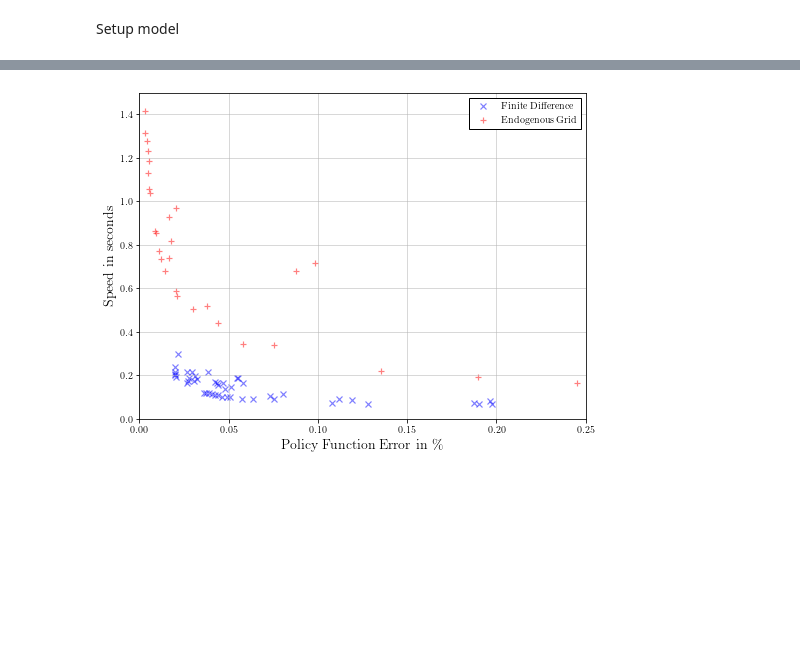
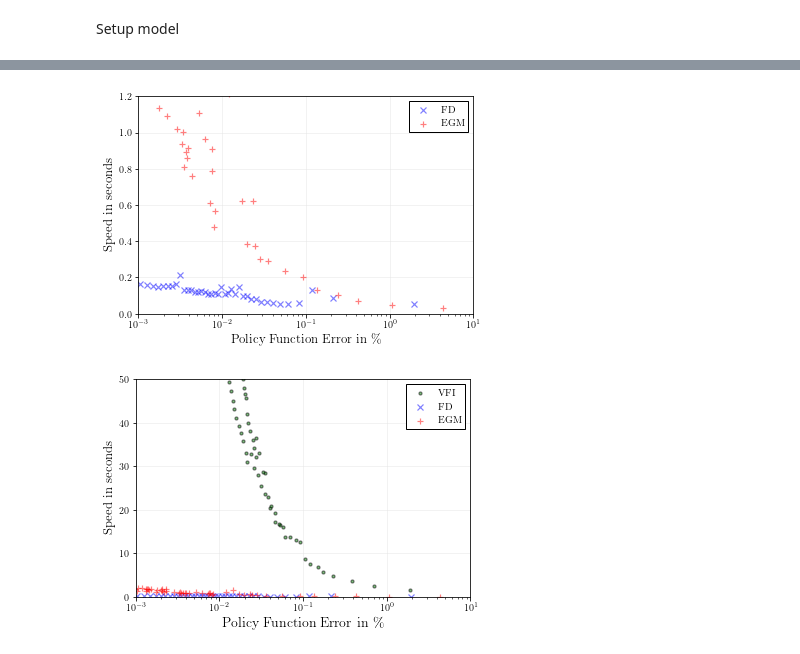
Before and after one commit to madsankern/DynamicProgramming, a Jupyter notebook: solve_1d_model.ipynb, the cells around one changed output, grey strips where cells are left out. Drawn from its saved outputs; the diff is of its cells as text; code cells hidden in the pictures; blank space fills up the shorter version.

```diff
--- a/solve_1d_model.ipynb
+++ b/solve_1d_model.ipynb
@@ -38,7 +39,7 @@ model.par.eta = val
 **Finite Difference**
 # %%
 # Solve model
-model.par.Nm = 500
+model.par.Nm = 10000
 model.create_grids()
 model.solve_fd()
 
@@ -47,7 +48,7 @@ fig = plt.figure(figsize=(6,4))
 ax = fig.add_subplot(1,1,1)
 
 # Settings
-ax.grid(b=True, which = 'major', linestyle='-', linewidth=0.5, color='0.7')
+ax.grid(b=True, which = 'major', linestyle='-', linewidth=0.5, color='0.9')
 ax.set_xlim([0.0,20])
 ax.set_ylim([1.0,3.5])
 ax.set_xlabel(r'Cash on Hand, $m_t$', size=13)
@@ -94,7 +97,9 @@ plt.savefig('figs/egm_1d_policy.pdf')
 Setup model
 # %%
 # Maximum grid points is 4000 right now
-max_nr = 3500
+max_nr = 6000
 m_max = 20
 
-# grid = [200, 400, 800, 1000, 1000, 1500, 2000, 2500, 3000, 4000, 5000, 6000, 7000]
+# Setup eta value
+val = 1.0
+model.par.eta = val
@@ -138,7 +142,7 @@ model.par.Nm = max_nr
 model.par.m_max = m_max
 model.create_grids()
 model.solve_fd()
-c_fd_tr = model.sol_fd.c[:,1:-1]
+c_fd_tr = model.sol_fd.c[:,:]
 
 # Save fine asset grid for later interpolation
-m_fd_tr = model.sol_fd.m[1:-1]
+m_fd_tr = model.sol_fd.m[:]
@@ -266,8 +354,0 @@ Vec iteration is 49
-# %%
-# Compute average
-time_fd_av = np.nan + np.zeros(num)
-error_fd_av = np.nan + np.zeros(num)
-for i,Nm in enumerate(Nm_vec):
-
-    time_fd_av = np.sum(time_fd, axis = 0) / n_reps
-    error_fd_av = np.sum(error_fd, axis = 0) / n_reps
@@ -287,24 +355,50 @@ array([0.0658143 , 0.07136133, 0.06776063, 0.06843188, 0.07391999,
 # %%
 # Generate
-fig = plt.figure(figsize=(8,6))
+fig = plt.figure(figsize=(6,4))
 ax = fig.add_subplot(1,1,1)
 
 # Settings
-ax.grid(b=True, which = 'major', linestyle='-', linewidth=0.5, color='0.7')
-ax.set_xlim([0.0,0.25])
-ax.set_ylim([0,1.5])
-ax.set_ylabel(r'Speed in seconds', size=14)
-ax.set_xlabel(r'Policy Function Error in \%', size=14)
+ax.grid(b=True, which = 'major', linestyle='-', linewidth=0.5, color='0.9')
+# ax.set_xlim([0.0,0.25])
+ax.set_ylim([0,1.2])
+ax.set_ylabel(r'Speed in seconds', size=13)
+ax.set_xlabel(r'Policy Function Error in \%', size=13)
 
-# ax.set_xscale('log')
-# ax.set_xlim([1e-3,2])
+ax.set_xscale('log')
+ax.set_xlim([1e-3,10])
 
 
 # Plot
-ax.scatter(error_fd_av,time_fd_av,marker='x', alpha = 0.5, edgecolor = 'k', linewidth=1.2, color = 'blue', label = 'Finite Difference')
-ax.scatter(error_egm,time_egm, marker='+', alpha = 0.5, edgecolor = 'k', linewidth=1.2, color = 'red', label = 'Endogenous Grid')
+ax.scatter(error_fd_av,time_fd_av,marker='x', alpha = 0.5, edgecolor = 'k', linewidth=1.2, color = 'blue', label = 'FD')
+ax.scatter(error_egm_av, time_egm_av, marker='+', alpha = 0.5, edgecolor = 'k', linewidth=1.2, color = 'red', label = 'EGM')
 
 ax.legend(frameon = True, edgecolor = 'k', facecolor = 'white', framealpha=1, fancybox=False)
 plt.savefig('figs/tradeoff_1d.pdf')
 # %% [output]
-[figure, old version]
+[figure, new version]
+# %%
+###### Generate
+fig = plt.figure(figsize=(6,4))
+ax = fig.add_subplot(1,1,1)
+
+# Settings
+ax.grid(b=True, which = 'major', linestyle='-', linewidth=0.5, color='0.9')
+ax.set_xlim([0.0,0.25])
+ax.set_ylim([0,50])
+ax.set_ylabel(r'Speed in seconds', size=13)
+ax.set_xlabel(r'Policy Function Error in \%', size=14)
+
+ax.set_xscale('log')
+ax.set_xlim([1e-3,10])
+
+
+# Plot
+ax.scatter(error_vfi_av, time_vfi_av, marker='.', alpha = 0.5, edgecolor = 'k', linewidth=1.2, color = 'green', label = 'VFI')
+ax.scatter(error_fd_av,time_fd_av, marker='x', alpha = 0.5, edgecolor = 'k', linewidth=1.2, color = 'blue', label = 'FD')
+ax.scatter(error_egm_av, time_egm_av, marker='+', alpha = 0.5, edgecolor = 'k', linewidth=1.2, color = 'red', label = 'EGM')
+
+
+ax.legend(frameon = True, edgecolor = 'k', facecolor = 'white', framealpha=1, fancybox=False)
+plt.savefig('figs/tradeoff_1d_vfi.pdf')
+# %% [output]
+[figure, added]
```
Also changed, not shown: parts of 21 cells of this notebook.
